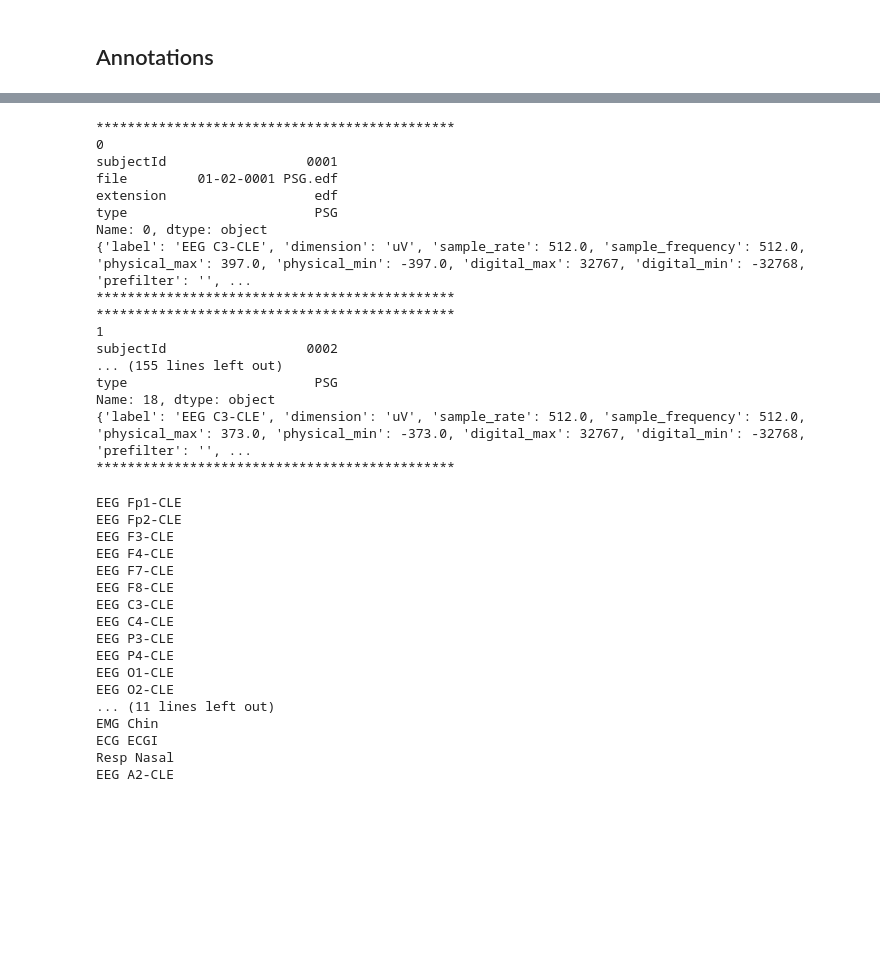
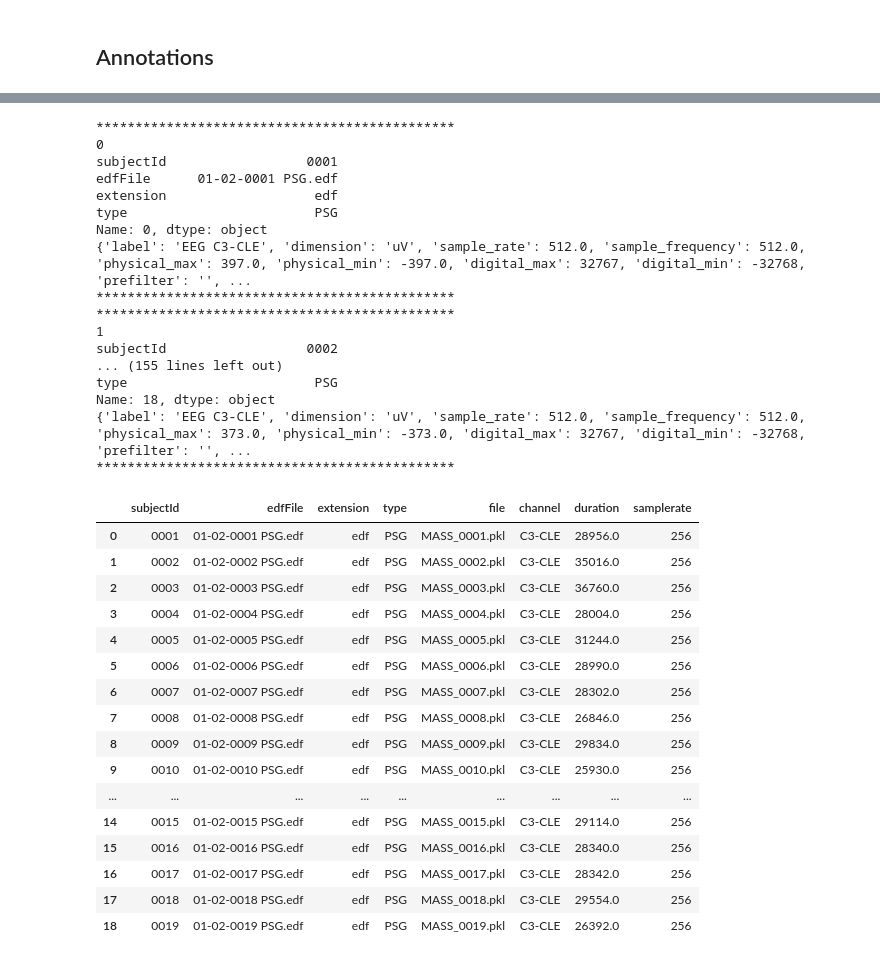
Before and after one commit to quiquegurdiel/SpinCo, a Jupyter notebook: PreProcess001_MASS.ipynb, the cells around one changed output, grey strips where cells are left out. Drawn from its saved outputs; the diff is of its cells as text; code cells hidden in the pictures; blank space fills up the shorter version.

```diff
--- a/PreProcess001_MASS.ipynb
+++ b/PreProcess001_MASS.ipynb
@@ -120,20 +152,49 @@ edfsData=pd.DataFrame({
 # %%
-psgData=edfsData[edfsData.type=="PSG"].reset_index(drop=True)
-for ind, row in psgData.iterrows():
+#WARNING: harcoded samplerate --------------------------->
+hardcodedSamplerate=256
+#<--------------------------------------------------------
+
+ssMetadata=edfsData[edfsData.type=="PSG"].reset_index(drop=True)
+channels=list()
+durations=list()
+samplerates=list()
+aux=list()
+files=list()
+for ind, row in ssMetadata.iterrows():
     print("**********************************************")
     print(ind)
     print(row)
-    fullPath=edfpath+"/"+row.file
+    fullPath=edfpath+"/"+row.edfFile
     signals, signal_headers, header = pyedflib.highlevel.read_edf(fullPath)
     for (signal,header) in zip(signals,signal_headers):
         if "C3" in header['label']:
             print(header)
+            """ samplerates.append(header['sample_rate']) """
+            samplerates.append(hardcodedSamplerate)
+            aux.append(header['sample_frequency'])
+            channels=header['label'][4:]
+            """ durations.append(len(signal)/header['sample_rate']) """
+            durations.append(len(signal)/hardcodedSamplerate)
+            #pickle the signal
+            picklefile="MASS_"+row.subjectId+".pkl"
+            files.append(picklefile)
+            picklepath=signalspath+"/"+picklefile
+            with open(picklepath, 'wb') as file:
+                pkl.dump(signal, file)
     print("**********************************************")
+
+""" #check
+sum(np.array(samplerates)==np.array(aux))==len(samplerates) """
+
+ssMetadata['file']=files
+ssMetadata['channel']=channels
+ssMetadata['duration']=durations
+ssMetadata['samplerate']=samplerates
 # %% [output]
 **********************************************
 0
 subjectId                  0001
-file         01-02-0001 PSG.edf
+edfFile      01-02-0001 PSG.edf
 extension                   edf
 type                        PSG
 Name: 0, dtype: object
@@ -147,24 +208,23 @@ type                        PSG
 Name: 18, dtype: object
 {'label': 'EEG C3-CLE', 'dimension': 'uV', 'sample_rate': 512.0, 'sample_frequency': 512.0, 'physical_max': 373.0, 'physical_min': -373.0, 'digital_max': 32767, 'digital_min': -32768, 'prefilter': '', ...
 **********************************************
-# %%
-for (signal,header) in zip(signals,signal_headers):
-    print(header['label'])
-# %% [output]
-EEG Fp1-CLE
-EEG Fp2-CLE
-EEG F3-CLE
-EEG F4-CLE
-EEG F7-CLE
-EEG F8-CLE
-EEG C3-CLE
-EEG C4-CLE
-EEG P3-CLE
-EEG P4-CLE
-EEG O1-CLE
-EEG O2-CLE
-... (11 lines left out)
-EMG Chin
-ECG ECGI
-Resp Nasal
-EEG A2-CLE
+# %%
+ssMetadata
+# %% [output]
+|  | subjectId | edfFile | extension | type | file | channel | duration | samplerate |
+| 0 | 0001 | 01-02-0001 PSG.edf | edf | PSG | MASS_0001.pkl | C3-CLE | 28956.0 | 256 |
+| 1 | 0002 | 01-02-0002 PSG.edf | edf | PSG | MASS_0002.pkl | C3-CLE | 35016.0 | 256 |
+| 2 | 0003 | 01-02-0003 PSG.edf | edf | PSG | MASS_0003.pkl | C3-CLE | 36760.0 | 256 |
+| 3 | 0004 | 01-02-0004 PSG.edf | edf | PSG | MASS_0004.pkl | C3-CLE | 28004.0 | 256 |
+| 4 | 0005 | 01-02-0005 PSG.edf | edf | PSG | MASS_0005.pkl | C3-CLE | 31244.0 | 256 |
+| 5 | 0006 | 01-02-0006 PSG.edf | edf | PSG | MASS_0006.pkl | C3-CLE | 28990.0 | 256 |
+| 6 | 0007 | 01-02-0007 PSG.edf | edf | PSG | MASS_0007.pkl | C3-CLE | 28302.0 | 256 |
+| 7 | 0008 | 01-02-0008 PSG.edf | edf | PSG | MASS_0008.pkl | C3-CLE | 26846.0 | 256 |
+| 8 | 0009 | 01-02-0009 PSG.edf | edf | PSG | MASS_0009.pkl | C3-CLE | 29834.0 | 256 |
+| 9 | 0010 | 01-02-0010 PSG.edf | edf | PSG | MASS_0010.pkl | C3-CLE | 25930.0 | 256 |
+| ... | ... | ... | ... | ... | ... | ... | ... | ... |
+| 14 | 0015 | 01-02-0015 PSG.edf | edf | PSG | MASS_0015.pkl | C3-CLE | 29114.0 | 256 |
+| 15 | 0016 | 01-02-0016 PSG.edf | edf | PSG | MASS_0016.pkl | C3-CLE | 28340.0 | 256 |
+| 16 | 0017 | 01-02-0017 PSG.edf | edf | PSG | MASS_0017.pkl | C3-CLE | 28342.0 | 256 |
+| 17 | 0018 | 01-02-0018 PSG.edf | edf | PSG | MASS_0018.pkl | C3-CLE | 29554.0 | 256 |
+| 18 | 0019 | 01-02-0019 PSG.edf | edf | PSG | MASS_0019.pkl | C3-CLE | 26392.0 | 256 |
```
Also changed, not shown: parts of 13 cells of this notebook, 14 other files.
